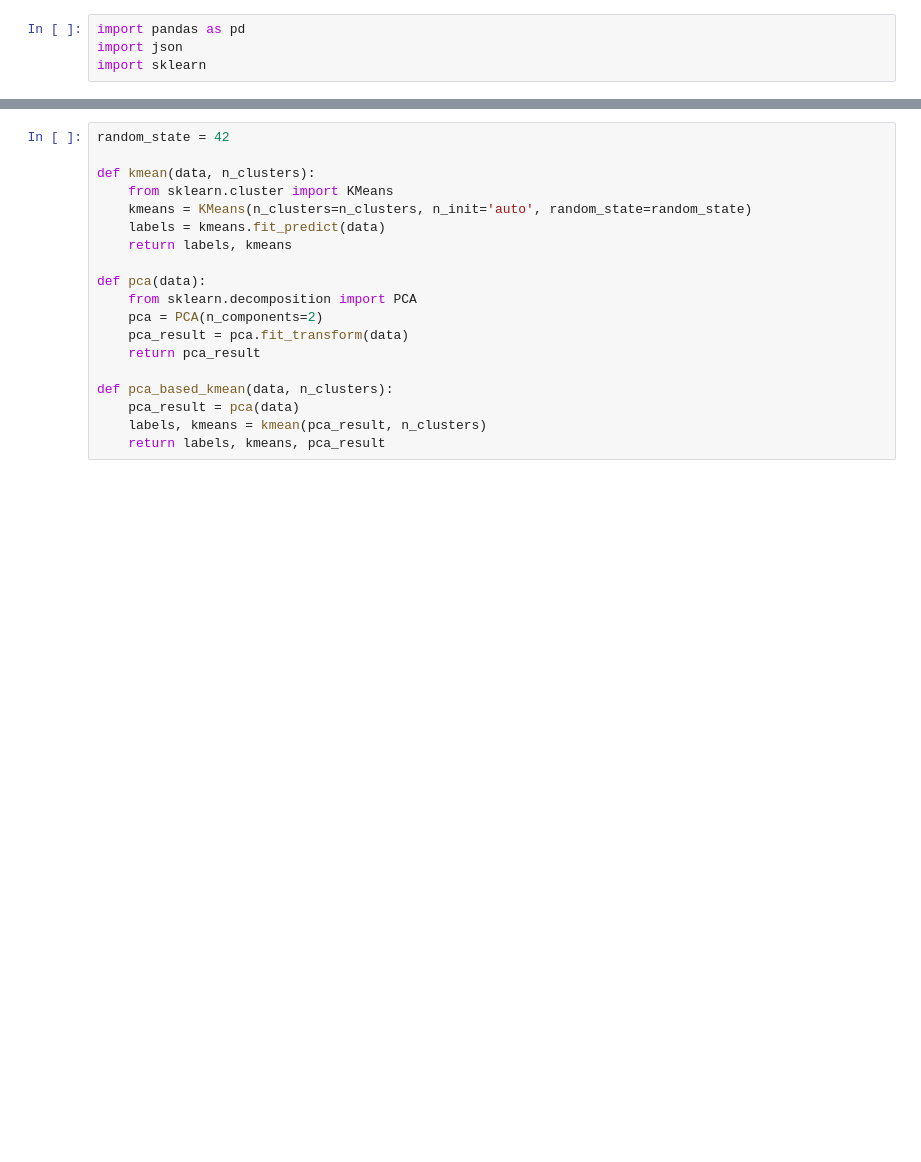
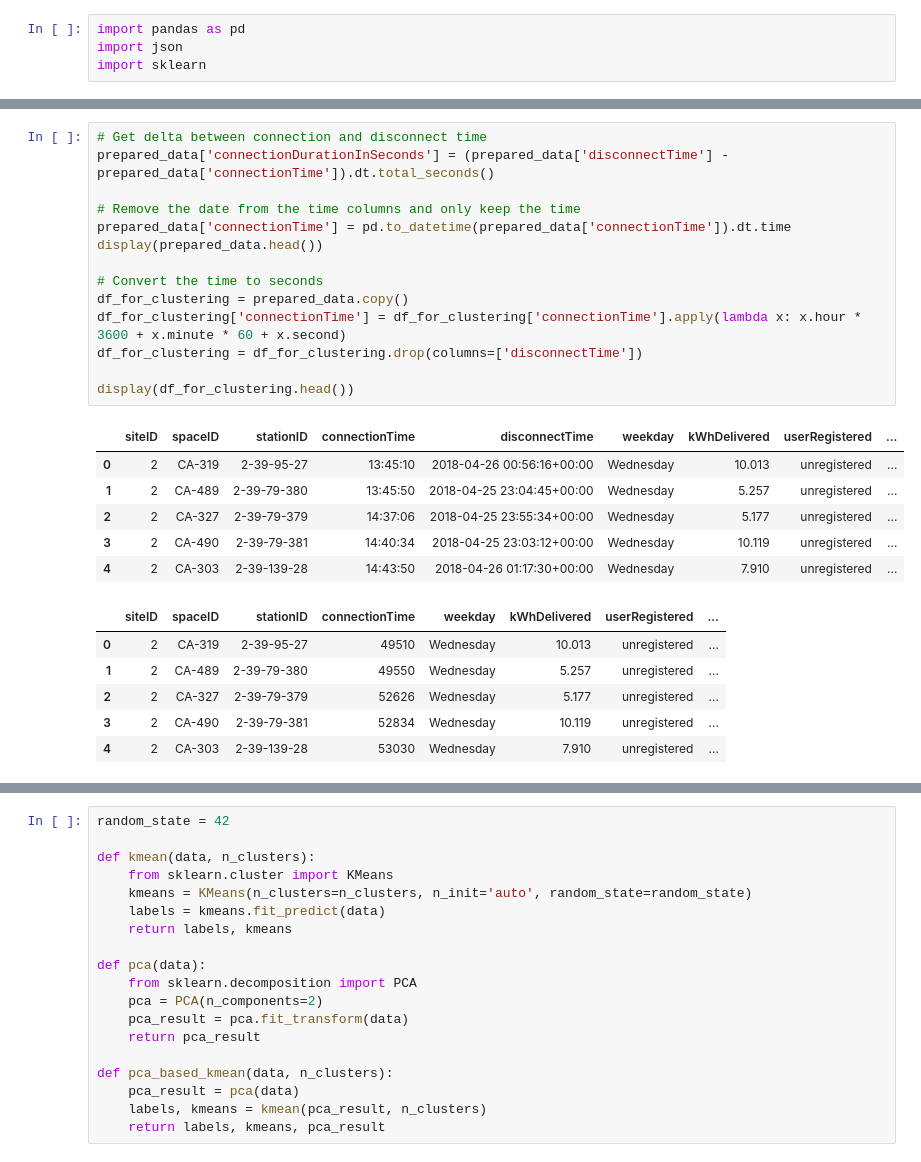
Before and after one commit to S0PEX/AA_Team_9_WS23, a Jupyter notebook: clustering.ipynb, the cells around one changed output, grey strips where cells are left out. Saved outputs shown, nothing was run; the diff lists cells and outputs as text; blank space fills up the shorter version.

```diff
--- a/clustering.ipynb
+++ b/clustering.ipynb
@@ -81,0 +49,27 @@ Length: 227, dtype: object
+# %%
+# Get delta between connection and disconnect time
+prepared_data['connectionDurationInSeconds'] = (prepared_data['disconnectTime'] - prepared_data['connectionTime']).dt.total_seconds()
+
+# Remove the date from the time columns and only keep the time
+prepared_data['connectionTime'] = pd.to_datetime(prepared_data['connectionTime']).dt.time
+display(prepared_data.head())
+
+# Convert the time to seconds
+df_for_clustering = prepared_data.copy()
+df_for_clustering['connectionTime'] = df_for_clustering['connectionTime'].apply(lambda x: x.hour * 3600 + x.minute * 60 + x.second)
+df_for_clustering = df_for_clustering.drop(columns=['disconnectTime'])
+
+display(df_for_clustering.head())
+# %% [output]
+|  | siteID | spaceID | stationID | connectionTime | disconnectTime | weekday | kWhDelivered | userRegistered | ... |
+| 0 | 2 | CA-319 | 2-39-95-27 | 13:45:10 | 2018-04-26 00:56:16+00:00 | Wednesday | 10.013 | unregistered | ... |
+| 1 | 2 | CA-489 | 2-39-79-380 | 13:45:50 | 2018-04-25 23:04:45+00:00 | Wednesday | 5.257 | unregistered | ... |
+| 2 | 2 | CA-327 | 2-39-79-379 | 14:37:06 | 2018-04-25 23:55:34+00:00 | Wednesday | 5.177 | unregistered | ... |
+| 3 | 2 | CA-490 | 2-39-79-381 | 14:40:34 | 2018-04-25 23:03:12+00:00 | Wednesday | 10.119 | unregistered | ... |
+| 4 | 2 | CA-303 | 2-39-139-28 | 14:43:50 | 2018-04-26 01:17:30+00:00 | Wednesday | 7.910 | unregistered | ... |
+|  | siteID | spaceID | stationID | connectionTime | weekday | kWhDelivered | userRegistered | ... |
+| 0 | 2 | CA-319 | 2-39-95-27 | 49510 | Wednesday | 10.013 | unregistered | ... |
+| 1 | 2 | CA-489 | 2-39-79-380 | 49550 | Wednesday | 5.257 | unregistered | ... |
+| 2 | 2 | CA-327 | 2-39-79-379 | 52626 | Wednesday | 5.177 | unregistered | ... |
+| 3 | 2 | CA-490 | 2-39-79-381 | 52834 | Wednesday | 10.119 | unregistered | ... |
+| 4 | 2 | CA-303 | 2-39-139-28 | 53030 | Wednesday | 7.910 | unregistered | ... |
```
Also changed, not shown: parts of 18 cells of this notebook, 4 other files.
